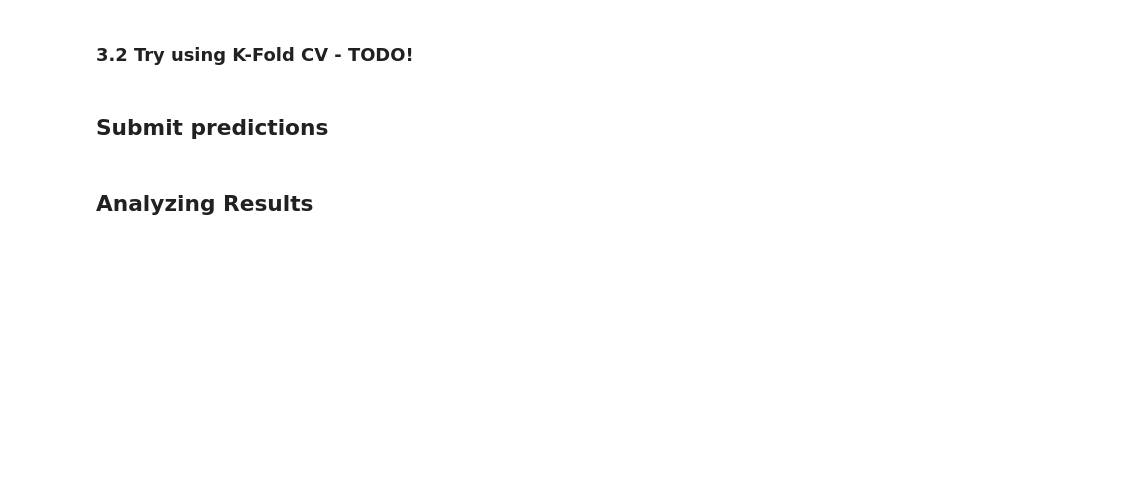
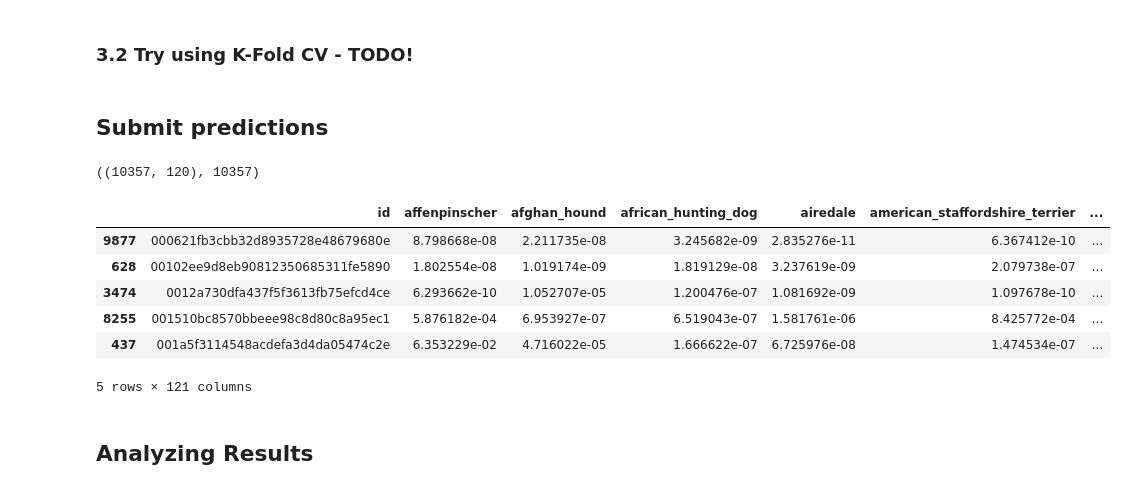
Before and after one commit to ohmeow/fastai-projects, a Jupyter notebook: part1v2/dl1/lesson2-dog_breeds.ipynb, the cells around one changed output. Cells and saved outputs as stored; diff of their text form; code cells hidden in the pictures; blank space fills up the shorter version.

```diff
--- a/part1v2/dl1/lesson2-dog_breeds.ipynb
+++ b/part1v2/dl1/lesson2-dog_breeds.ipynb
@@ -207,0 +295,25 @@ log_preds, y = learn.TTA()
+# %%
+probs = np.exp(log_preds)
+# %%
+probs.shape, len(data.test_ds.fnames)
+# %% [output]
+((10357, 120), 10357)
+# %%
+df_subm = pd.DataFrame(data=probs, columns=data.classes)
+# df_subm.head()
+# %%
+df_subm.insert(0, 'id', data.test_ds.fnames)
+# df_subm.head()
+# %%
+df_subm.id = df_subm.id.apply(lambda x: str(x).replace('test/','').replace('.jpg', ''))
+# %%
+df_subm.sort_values('id', ascending=True, inplace=True)
+df_subm.head()
+# %% [output]
+|  | id | affenpinscher | afghan_hound | african_hunting_dog | airedale | american_staffordshire_terrier | ... |
+| 9877 | 000621fb3cbb32d8935728e48679680e | 8.798668e-08 | 2.211735e-08 | 3.245682e-09 | 2.835276e-11 | 6.367412e-10 | ... |
+| 628 | 00102ee9d8eb90812350685311fe5890 | 1.802554e-08 | 1.019174e-09 | 1.819129e-08 | 3.237619e-09 | 2.079738e-07 | ... |
+| 3474 | 0012a730dfa437f5f3613fb75efcd4ce | 6.293662e-10 | 1.052707e-05 | 1.200476e-07 | 1.081692e-09 | 1.097678e-10 | ... |
+| 8255 | 001510bc8570bbeee98c8d80c8a95ec1 | 5.876182e-04 | 6.953927e-07 | 6.519043e-07 | 1.581761e-06 | 8.425772e-04 | ... |
+| 437 | 001a5f3114548acdefa3d4da05474c2e | 6.353229e-02 | 4.716022e-05 | 1.666622e-07 | 6.725976e-08 | 1.474534e-07 | ... |
+5 rows × 121 columns
```
Also changed, not shown: parts of 26 cells of this notebook, 1 other file.
